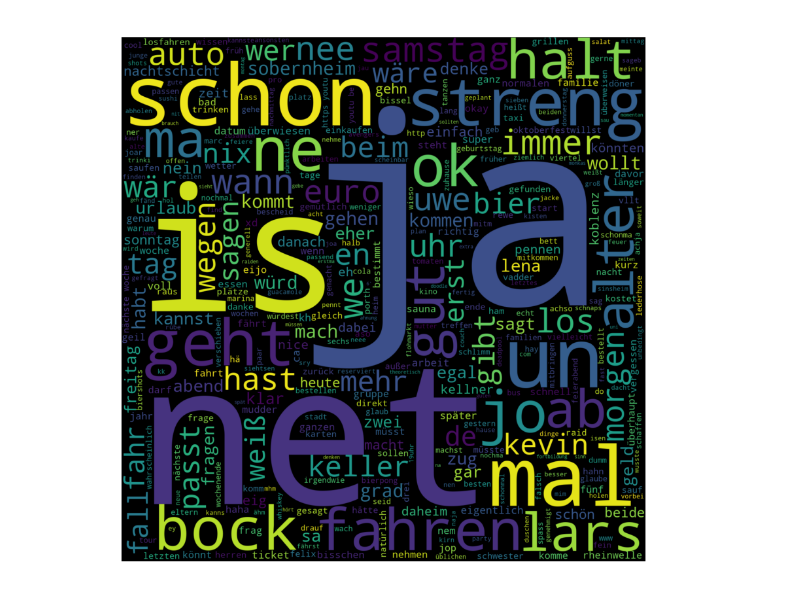
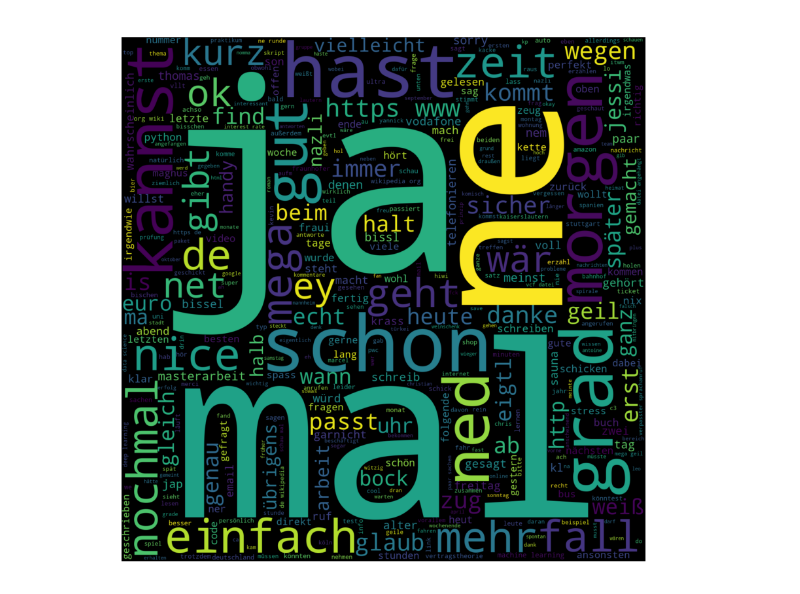
Before and after one commit to l47y/whatsappalytics, a Jupyter notebook: make_report.ipynb, the cells around one changed output. Cells and saved outputs as stored; diff of their text form; code cells hidden in the pictures.

```diff
--- a/make_report.ipynb
+++ b/make_report.ipynb
@@ -6,14 +6,16 @@ from plotly.offline import init_notebook_mode, iplot
 init_notebook_mode(connected=True)
 
 # path where the exported chat is located
-path = '/home/nicolas/Escritorio/PyProjects/whatsappalytics/data/Trümmertypen.txt'
+path = '/home/nicolas/Escritorio/PyProjects/whatsappalytics/data/RenamedContact.txt'
 
 # List of languages used in the chat (used for stopwords in wordcloud)
 languages = ['german']
+
+# The main analysis object
 wa = Whatsapp_Analytics(path, languages = languages)
 
 # Whatsapp_Analytics will automatically detect the given format of the exported chat.
-# If the format is not known, an error will be thrown. Until now i found just two different formats:
+# If the format is not known, an error will be thrown. Until now I found just two different formats:
 # iphone and android. Maybe this also depends on whatsapp versions ...
 # You can also pass groups of an arbitrary number of participants
 print(f'The following chat export format was detected: {wa.format}')
@@ -74,6 +75,6 @@ iplot(wa.plot_dist_of_message_size(nb_mode=True, words_or_chars='words'))
 # %%
 # Here you can pass the argument "who" to only show the wordcloud for a certain person.
 # The default setting of who is 'all' such that the wordcloud considers all messages.
-wa.plot_wordcloud()
+wa.plot_wordcloud(who='all')
 # %% [output]
-[figure, old version]
+[figure, new version]
```
Also changed, not shown: parts of 2 cells of this notebook, 1 other file.
